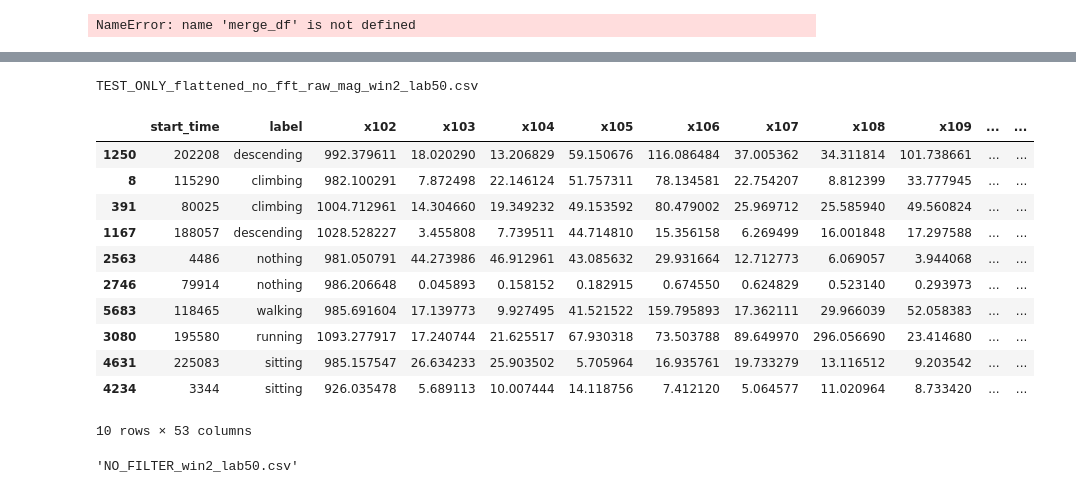
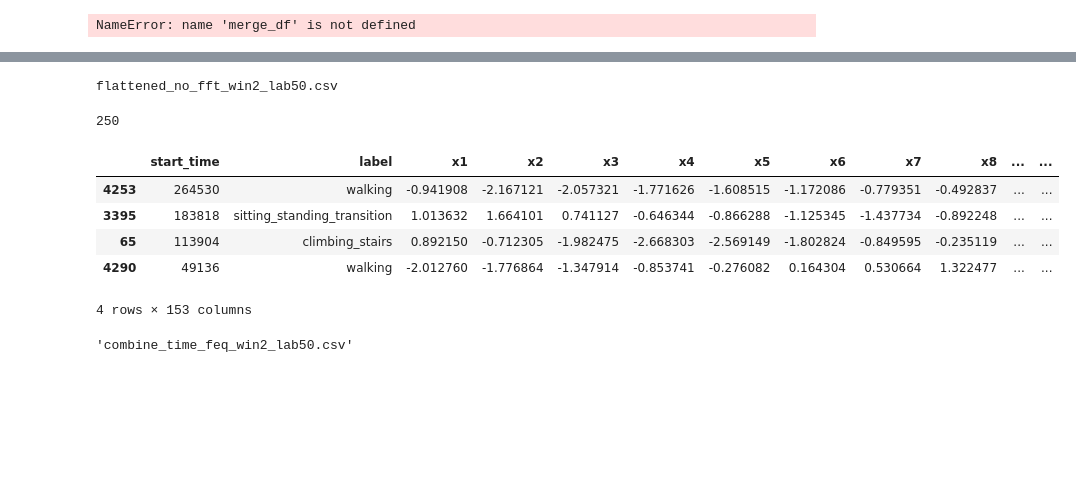
Before and after one commit to tanaratsaehia/dsp_project, a Jupyter notebook: data_preparation/tabular_preprocess.ipynb, the cells around one changed output, grey strips where cells are left out. Cells and saved outputs as stored; diff of their text form; code cells hidden in the pictures; blank space fills up the shorter version.

```diff
--- a/data_preparation/tabular_preprocess.ipynb
+++ b/data_preparation/tabular_preprocess.ipynb
@@ -118,7 +178,7 @@ from preprocess import PreprocessAccel
 
 pre_acc = PreprocessAccel(sampling_rate=50)
 
-root_path = r"D:\git_repository\dsp_project\ignore_dir\datasets\new_datasets_many_position"
+root_path = r"C:\Git-Repository\dsp_project\ignore_dir\datasets\striped_data_many_position"
 # root_path = r"D:\git_repository\dsp_project\ignore_dir\datasets\clean_datasets"
 # magnitude_column_name = "filtered_magnitude"  # Adjust if needed
 magnitude_column_name = "magnitude"  # raw magnitude
@@ -127,7 +187,7 @@ overlap = 0.5
 
 # Function to extract label from filename
 def extract_label(filename):
-    match = re.match(r'([a-zA-Z]+)', filename)
+    match = re.match(r'([a-zA-Z_]+)', filename)
     return match.group(1) if match else filename
 
 # Process all CSV files in the directory and subdirectories
@@ -197,35 +272,33 @@ balanced_df.sample(5)
 5 rows × 102 columns
 # %%
-root_path = r'D:\git_repository\dsp_project\ignore_dir\datasets\ready_to_train'
-filename = f"TEST_ONLY_flattened_no_fft_raw_mag_win{str(window_size)}_lab{str(int(overlap*100))}.csv"
+root_path = r'C:\Git-Repository\dsp_project\ignore_dir\datasets\ready_to_train'
+filename = f"flattened_no_fft_win{str(window_size)}_lab{str(int(overlap*100))}.csv"
 balanced_df.to_csv(os.path.join(root_path, filename), index=False)
 
 print(filename)
 # %% [output]
-TEST_ONLY_flattened_no_fft_raw_mag_win2_lab50.csv
+flattened_no_fft_win2_lab50.csv
+# %%
+balanced_df.shape[1]-2
+# %% [output]
+250
 # %%
-fft_df = pre_acc.compute_fft_on_flattened_data(balanced_df, num_samples=balanced_df.shape[1]-2, remove_flatten=True)
-fft_df.sample(10)
+fft_df = pre_acc.compute_fft_on_flattened_data(balanced_df, num_samples=balanced_df.shape[1]-2, remove_flatten=False)
+fft_df.sample(4)
 # %% [output]
-|  | start_time | label | x102 | x103 | x104 | x105 | x106 | x107 | x108 | x109 | ... | ... |
-| 1250 | 202208 | descending | 992.379611 | 18.020290 | 13.206829 | 59.150676 | 116.086484 | 37.005362 | 34.311814 | 101.738661 | ... | ... |
-| 8 | 115290 | climbing | 982.100291 | 7.872498 | 22.146124 | 51.757311 | 78.134581 | 22.754207 | 8.812399 | 33.777945 | ... | ... |
-| 391 | 80025 | climbing | 1004.712961 | 14.304660 | 19.349232 | 49.153592 | 80.479002 | 25.969712 | 25.585940 | 49.560824 | ... | ... |
-| 1167 | 188057 | descending | 1028.528227 | 3.455808 | 7.739511 | 44.714810 | 15.356158 | 6.269499 | 16.001848 | 17.297588 | ... | ... |
-| 2563 | 4486 | nothing | 981.050791 | 44.273986 | 46.912961 | 43.085632 | 29.931664 | 12.712773 | 6.069057 | 3.944068 | ... | ... |
-| 2746 | 79914 | nothing | 986.206648 | 0.045893 | 0.158152 | 0.182915 | 0.674550 | 0.624829 | 0.523140 | 0.293973 | ... | ... |
-| 5683 | 118465 | walking | 985.691604 | 17.139773 | 9.927495 | 41.521522 | 159.795893 | 17.362111 | 29.966039 | 52.058383 | ... | ... |
-| 3080 | 195580 | running | 1093.277917 | 17.240744 | 21.625517 | 67.930318 | 73.503788 | 89.649970 | 296.056690 | 23.414680 | ... | ... |
-| 4631 | 225083 | sitting | 985.157547 | 26.634233 | 25.903502 | 5.705964 | 16.935761 | 19.733279 | 13.116512 | 9.203542 | ... | ... |
-| 4234 | 3344 | sitting | 926.035478 | 5.689113 | 10.007444 | 14.118756 | 7.412120 | 5.064577 | 11.020964 | 8.733420 | ... | ... |
+|  | start_time | label | x1 | x2 | x3 | x4 | x5 | x6 | x7 | x8 | ... | ... |
+| 4253 | 264530 | walking | -0.941908 | -2.167121 | -2.057321 | -1.771626 | -1.608515 | -1.172086 | -0.779351 | -0.492837 | ... | ... |
+| 3395 | 183818 | sitting_standing_transition | 1.013632 | 1.664101 | 0.741127 | -0.646344 | -0.866288 | -1.125345 | -1.437734 | -0.892248 | ... | ... |
+| 65 | 113904 | climbing_stairs | 0.892150 | -0.712305 | -1.982475 | -2.668303 | -2.569149 | -1.802824 | -0.849595 | -0.235119 | ... | ... |
+| 4290 | 49136 | walking | -2.012760 | -1.776864 | -1.347914 | -0.853741 | -0.276082 | 0.164304 | 0.530664 | 1.322477 | ... | ... |
-10 rows × 53 columns
+4 rows × 153 columns
 # %%
-root_path = r'D:\git_repository\dsp_project\ignore_dir\datasets\ready_to_train'
+root_path = r'C:\Git-Repository\dsp_project\ignore_dir\datasets\ready_to_train'
 # _format = 'flattened_with_fft'
-# _format = 'combine_time_feq'
-_format = 'NO_FILTER'
+_format = 'combine_time_feq'
+# _format = 'NO_FILTER'
 filename = f"{_format}_win{str(window_size)}_lab{str(int(overlap*100))}.csv"
 fft_df.to_csv(os.path.join(root_path, filename), index=False)
 filename
 # %% [output]
-'NO_FILTER_win2_lab50.csv'
+'combine_time_feq_win2_lab50.csv'
```
Also changed, not shown: parts of 6 cells of this notebook, 7 other files.
